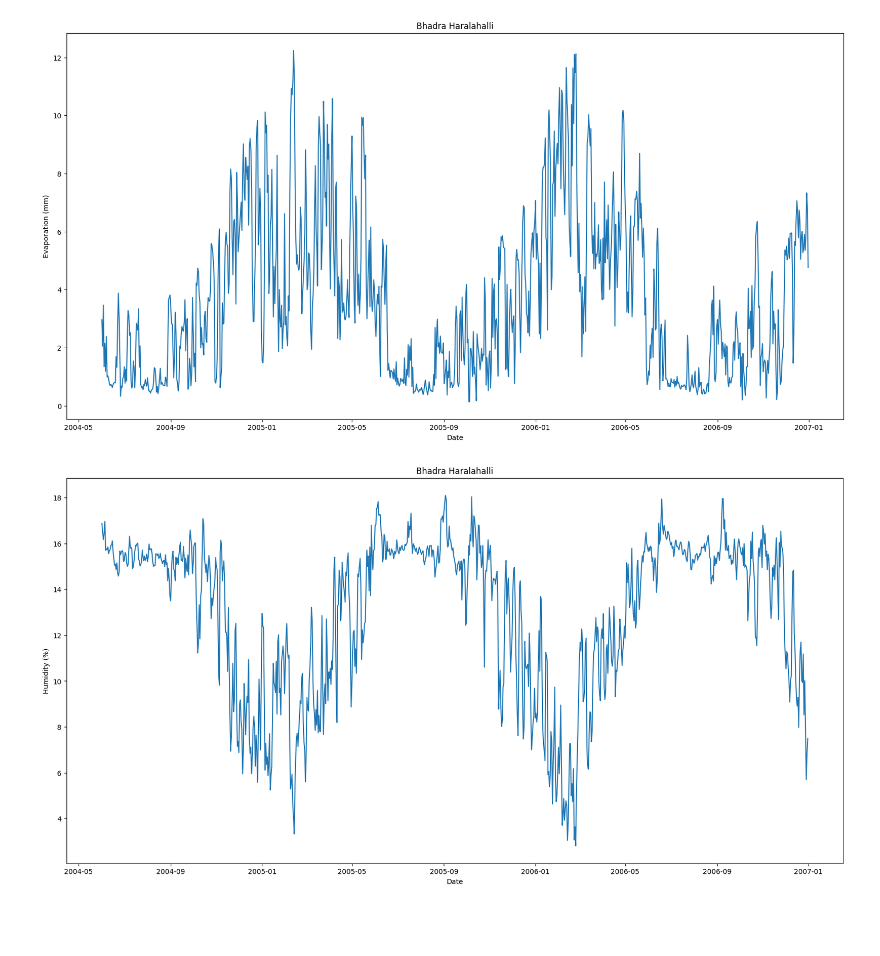
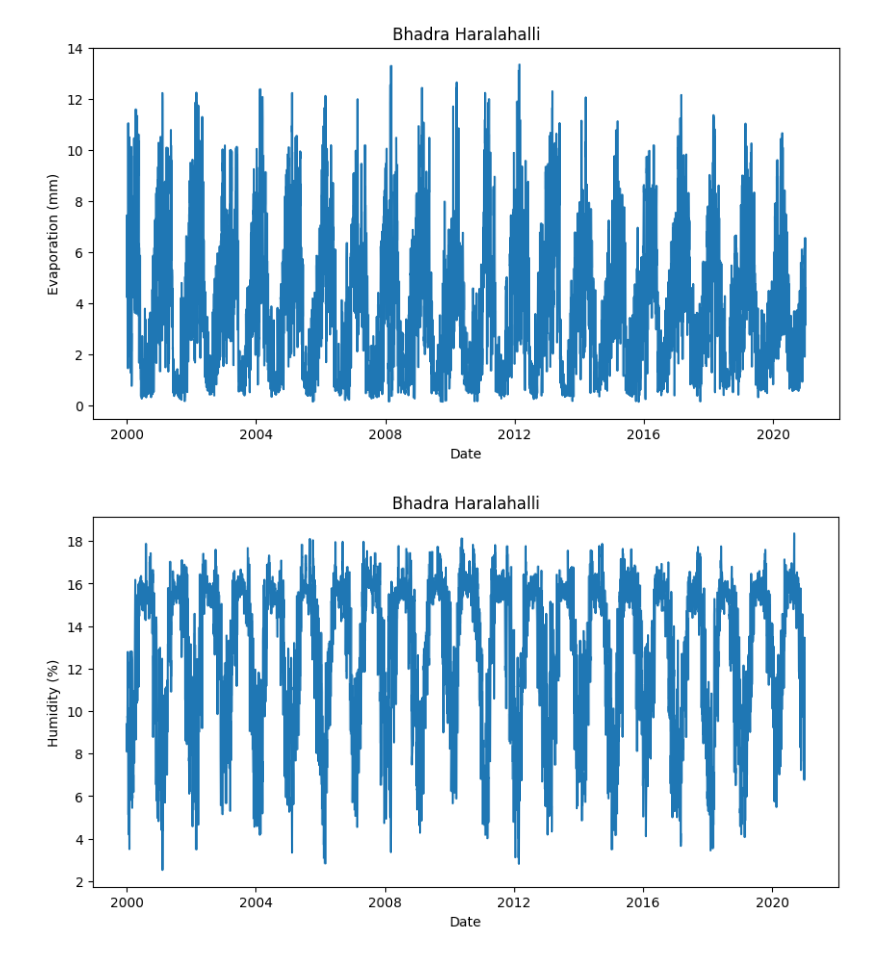
Before and after one commit to KKcuber/BTP-2, a Jupyter notebook: inflow_prediction.ipynb, the cells around one changed output. Saved outputs shown, nothing was run; the diff lists cells and outputs as text; code cells hidden in the pictures; blank space fills up the shorter version.

```diff
--- a/inflow_prediction.ipynb
+++ b/inflow_prediction.ipynb
@@ -50,41 +35,36 @@ plt.show()
 # %%
 # Read data from csv file, data has 2 columns: Date and Evaporation
 # Date is in yyyy/mm/dd format
-evaporation_df = pd.read_csv('./data/evaporation.csv', header=0, names=['Date', 'Evaporation'])
-evaporation_df['Date'] = pd.to_datetime(evaporation_df['Date'], format='%Y/%m/%d')
+evaporation_df = pd.read_csv('./data/evaporation_cleaned.csv', header=0, names=['Date', 'Evaporation'])
+evaporation_df['Date'] = pd.to_datetime(evaporation_df['Date'], format='mixed')
 evaporation_df = evaporation_df.set_index('Date')
 
-# take values from June 2004 to December 2006
-evaporation_df = evaporation_df.loc['2004-06-01':'2006-12-31']
 
 # plot the data
-plt.figure(figsize=(20, 10))
+plt.figure(figsize=(10, 5))
 plt.plot(evaporation_df['Evaporation'])
 plt.xlabel('Date')
 plt.ylabel('Evaporation (mm)')
 plt.title('Bhadra Haralahalli')
 plt.show()
 # %% [output]
-[figure, old version]
+[figure, new version]
 # %%
 # Read data from csv file, data has 2 columns: Date and Humidity
 # Date is in yyyy-mm-dd format
-humidity_df = pd.read_csv('./data/humidity.csv', header=0, names=['Date', 'Humidity'])
+humidity_df = pd.read_csv('./data/humidity_cleaned.csv', header=0, names=['Date', 'Humidity'])
 humidity_df['Date'] = pd.to_datetime(humidity_df['Date'], format='%Y-%m-%d')
 humidity_df = humidity_df.set_index('Date')
 
-# take values from June 2004 to December 2006
-humidity_df = humidity_df.loc['2004-06-01':'2006-12-31']
-
 # plot the data
-plt.figure(figsize=(20, 10))
+plt.figure(figsize=(10, 5))
 plt.plot(humidity_df['Humidity'])
 plt.xlabel('Date')
 plt.ylabel('Humidity (%)')
 plt.title('Bhadra Haralahalli')
 plt.show()
 # %% [output]
-[figure, old version]
+[figure, new version]
 # %%
 # read data from data.csv which has following columns - Date,AO,NAO,PNA,EPO,NINO34,NINO12,NINO3,NINO4
 # Date is in yyyy-mm-dd format
```
Also changed, not shown: parts of 12 cells of this notebook, 4 other files.
